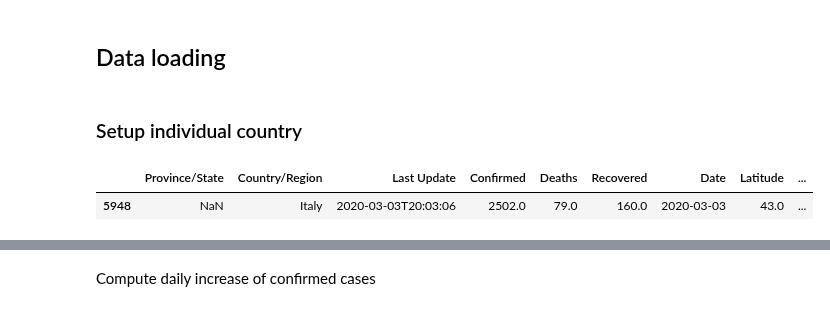
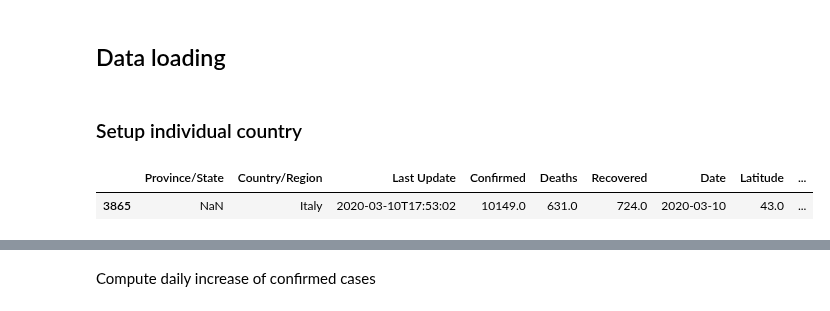
Before and after one commit to matteobarbieri/covid2019-data-analysis, a Jupyter notebook: notebooks/projections_covid2019_italy.ipynb, the cells around one changed output, grey strips where cells are left out. Saved outputs shown, nothing was run; the diff lists cells and outputs as text; code cells hidden in the pictures.

```diff
--- a/notebooks/projections_covid2019_italy.ipynb
+++ b/notebooks/projections_covid2019_italy.ipynb
@@ -95,10 +95,10 @@ Y_GRID_TICK = 10**int(np.log10(country_df['Confirmed'].max()))/2
 # %%
 # Uncomment to check data for a specific day
 
-country_df[country_df['Date'] == datetime.strptime("03-03-2020", '%m-%d-%Y').date()]
+country_df[country_df['Date'] == datetime.strptime("03-10-2020", '%m-%d-%Y').date()]
 # %% [output]
 |  | Province/State | Country/Region | Last Update | Confirmed | Deaths | Recovered | Date | Latitude | ... |
-| 5948 | NaN | Italy | 2020-03-03T20:03:06 | 2502.0 | 79.0 | 160.0 | 2020-03-03 | 43.0 | ... |
+| 3865 | NaN | Italy | 2020-03-10T17:53:02 | 10149.0 | 631.0 | 724.0 | 2020-03-10 | 43.0 | ... |
 # %%
 # Check latest data
 
```
Also changed, not shown: parts of 12 cells of this notebook, 4 other files.
